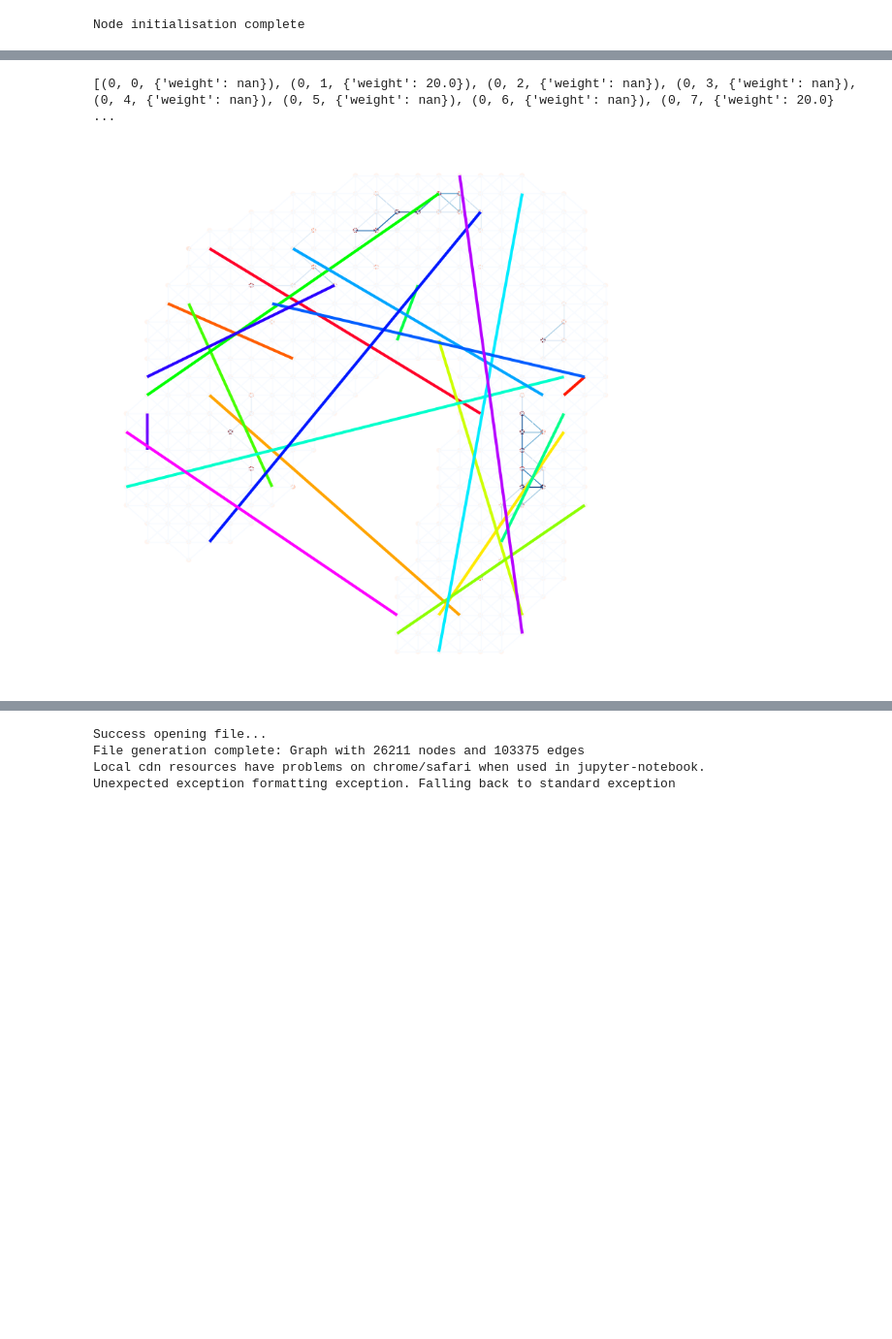
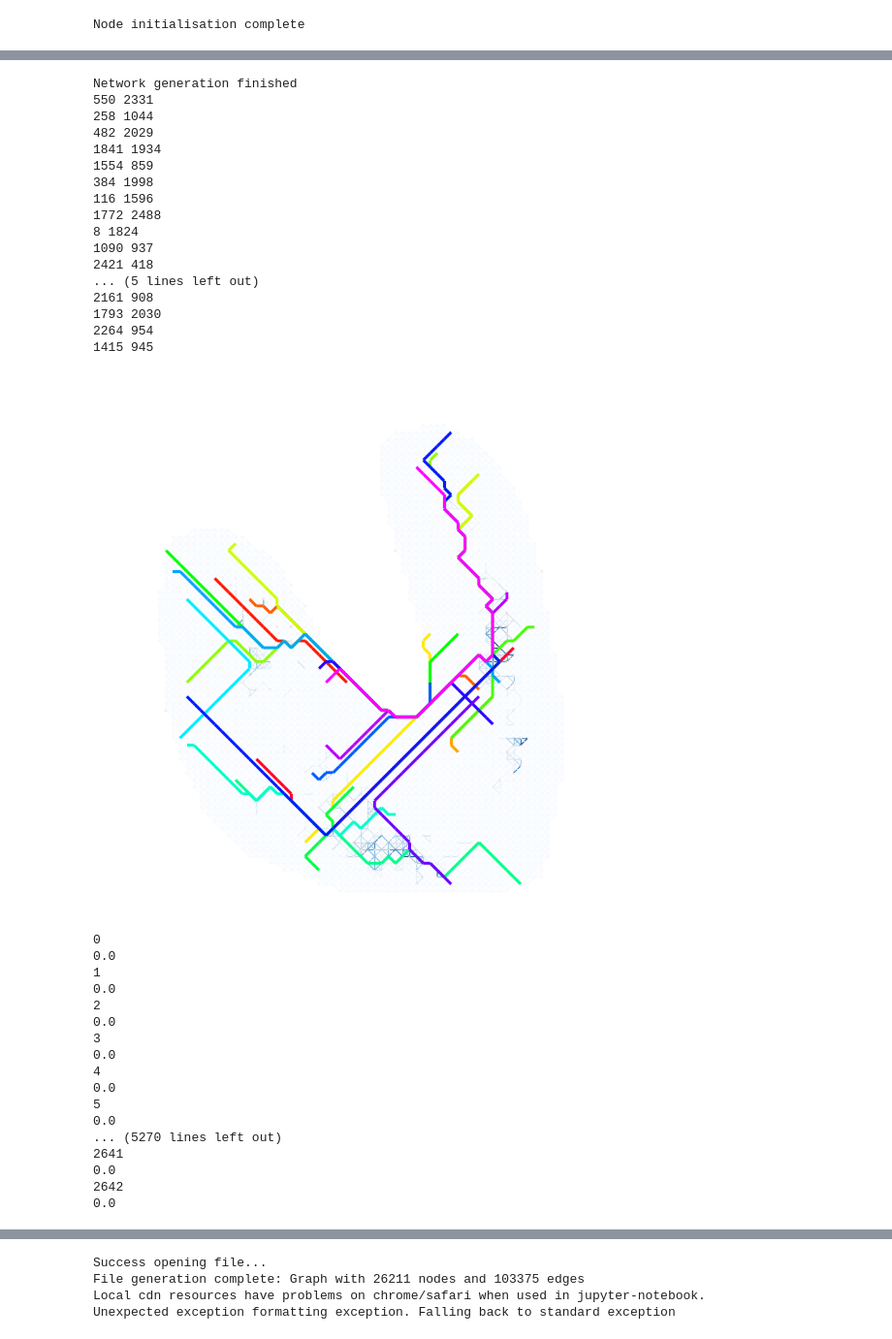
Before and after one commit to izzy-cole/Path-Prediction-Vasculogenesis, a Jupyter notebook: shortest_path_stochastic.ipynb, the cells around one changed output, grey strips where cells are left out. Shown at 97% size. Drawn from its saved outputs; the diff is of its cells as text; code cells hidden in the pictures; blank space fills up the shorter version.

Commit message:
Add tread counting and visualisation

```diff
--- a/shortest_path_stochastic.ipynb
+++ b/shortest_path_stochastic.ipynb
@@ -16,7 +16,7 @@ Packages loaded
 # %%
 n=1
 stage = 5
-compression=0.02
+compression=0.05
 
 image = cv2.imread(f'data/n{n}_hh{stage}_shortest_paths.png')
 image = cv2.resize(image, None, fx=compression,fy=compression)
@@ -33,5 +33,38 @@ visualise_network(nodes,adj,image,im_alpha=0.2,node_size=0.2,edge_width=1)
 # %%
-paths.stochastic_paths(nodes,adj,20,start_type="blood island")
+paths.stochastic_paths(nodes,adj,100,image=image, display_paths=True, display_treads=True,start_type="blood island")
 # %% [output]
-[(0, 0, {'weight': nan}), (0, 1, {'weight': 20.0}), (0, 2, {'weight': nan}), (0, 3, {'weight': nan}), (0, 4, {'weight': nan}), (0, 5, {'weight': nan}), (0, 6, {'weight': nan}), (0, 7, {'weight': 20.0} ...
+Network generation finished
+550 2331
+258 1044
+482 2029
+1841 1934
+1554 859
+384 1998
+116 1596
+1772 2488
+8 1824
+1090 937
+2421 418
+... (5 lines left out)
+2161 908
+1793 2030
+2264 954
+1415 945
-[figure, old version]
+[figure, new version]
+0
+0.0
+1
+0.0
+2
+0.0
+3
+0.0
+4
+0.0
+5
+0.0
+... (5270 lines left out)
+2641
+0.0
+2642
+0.0
```
Also changed, not shown: parts of 4 cells of this notebook, 2 other files.
